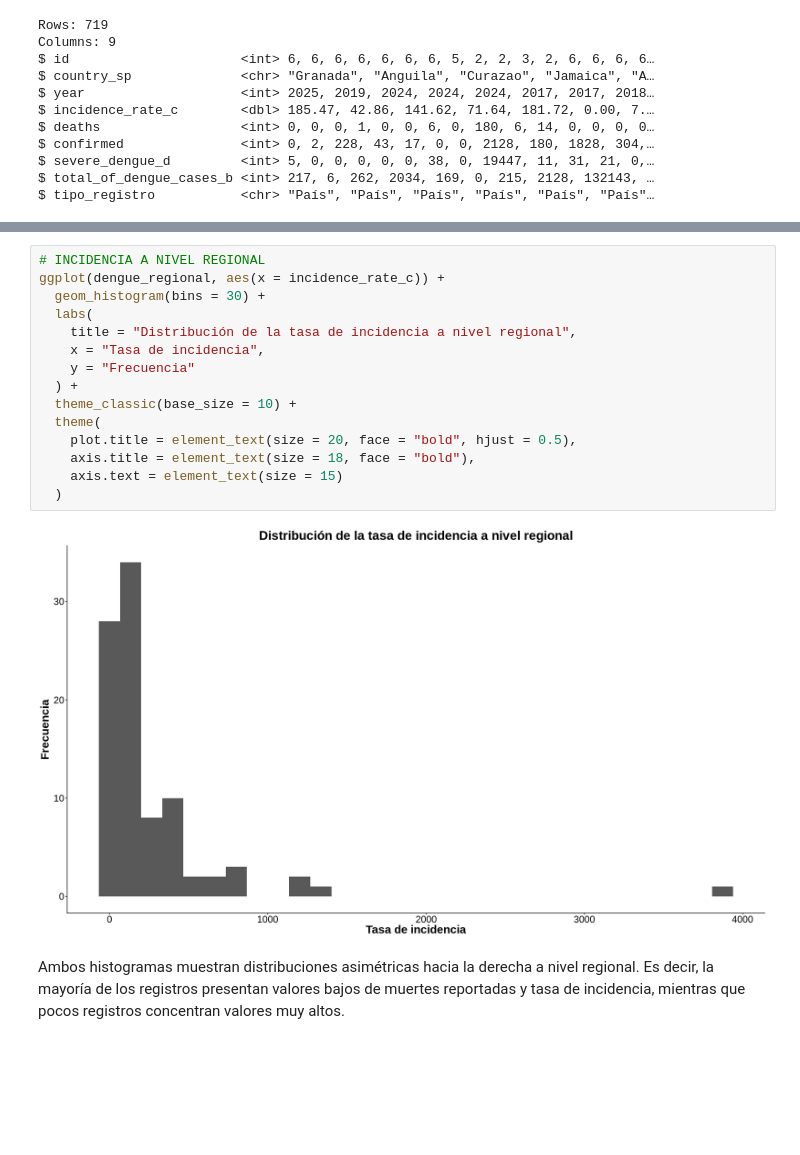
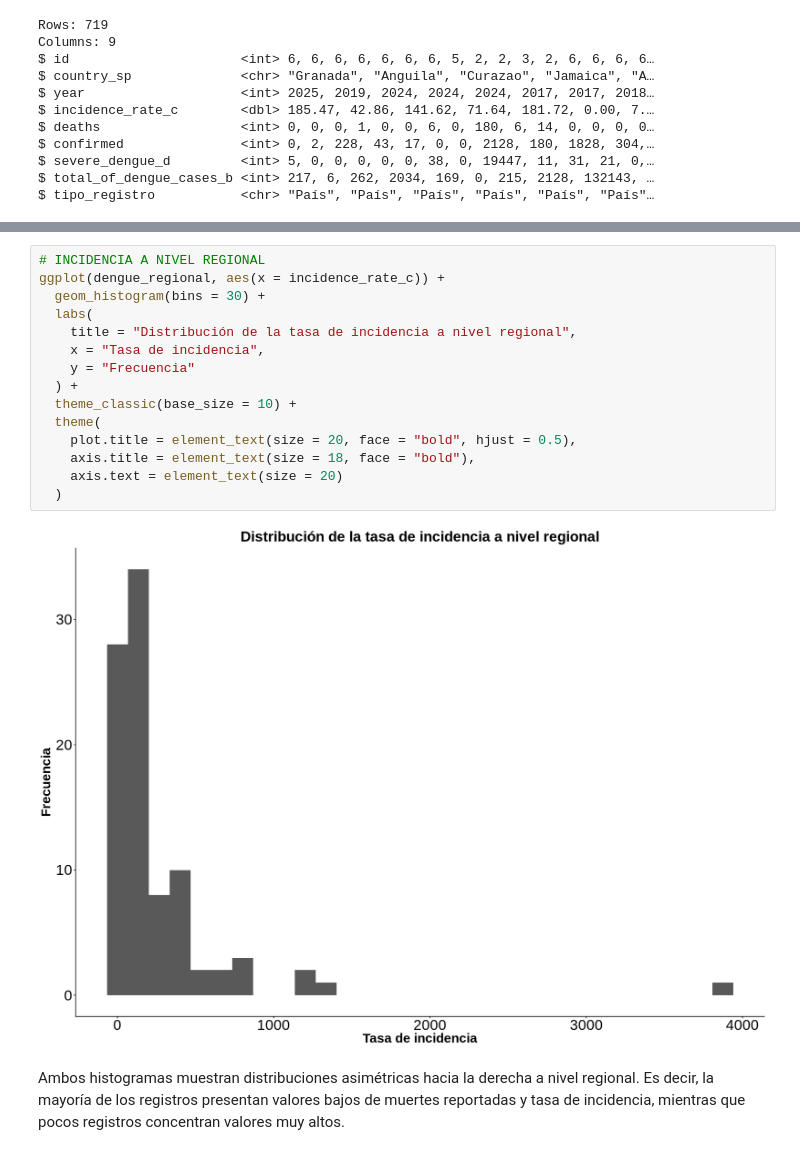
Before and after one commit to Merenguimona/act2_Adatos, a Jupyter notebook: NOTEBOOKS/EDA_DENGUE_AM.ipynb, the cells around one changed output, grey strips where cells are left out. Cells and saved outputs as stored; diff of their text form; blank space fills up the shorter version.

```diff
--- a/NOTEBOOKS/EDA_DENGUE_AM.ipynb
+++ b/NOTEBOOKS/EDA_DENGUE_AM.ipynb
@@ -578,20 +578,20 @@ ggplot(dengue_regional, aes(x = deaths)) +
 # %%
 # INCIDENCIA A NIVEL REGIONAL
 ggplot(dengue_regional, aes(x = incidence_rate_c)) +
   geom_histogram(bins = 30) +
   labs(
     title = "Distribución de la tasa de incidencia a nivel regional",
     x = "Tasa de incidencia",
     y = "Frecuencia"
   ) +
   theme_classic(base_size = 10) +
   theme(
     plot.title = element_text(size = 20, face = "bold", hjust = 0.5),
     axis.title = element_text(size = 18, face = "bold"),
-    axis.text = element_text(size = 15)
+    axis.text = element_text(size = 20)
   )
 # %% [output]
-[figure, old version]
+[figure, new version]
 # %% [markdown]
 Ambos histogramas muestran distribuciones asimétricas hacia la derecha a nivel regional. Es decir, la mayoría de los registros presentan valores bajos de muertes reportadas y tasa de incidencia, mientras que pocos registros concentran valores muy altos.
 # %%
```
Also changed, not shown: parts of 4 cells of this notebook.
